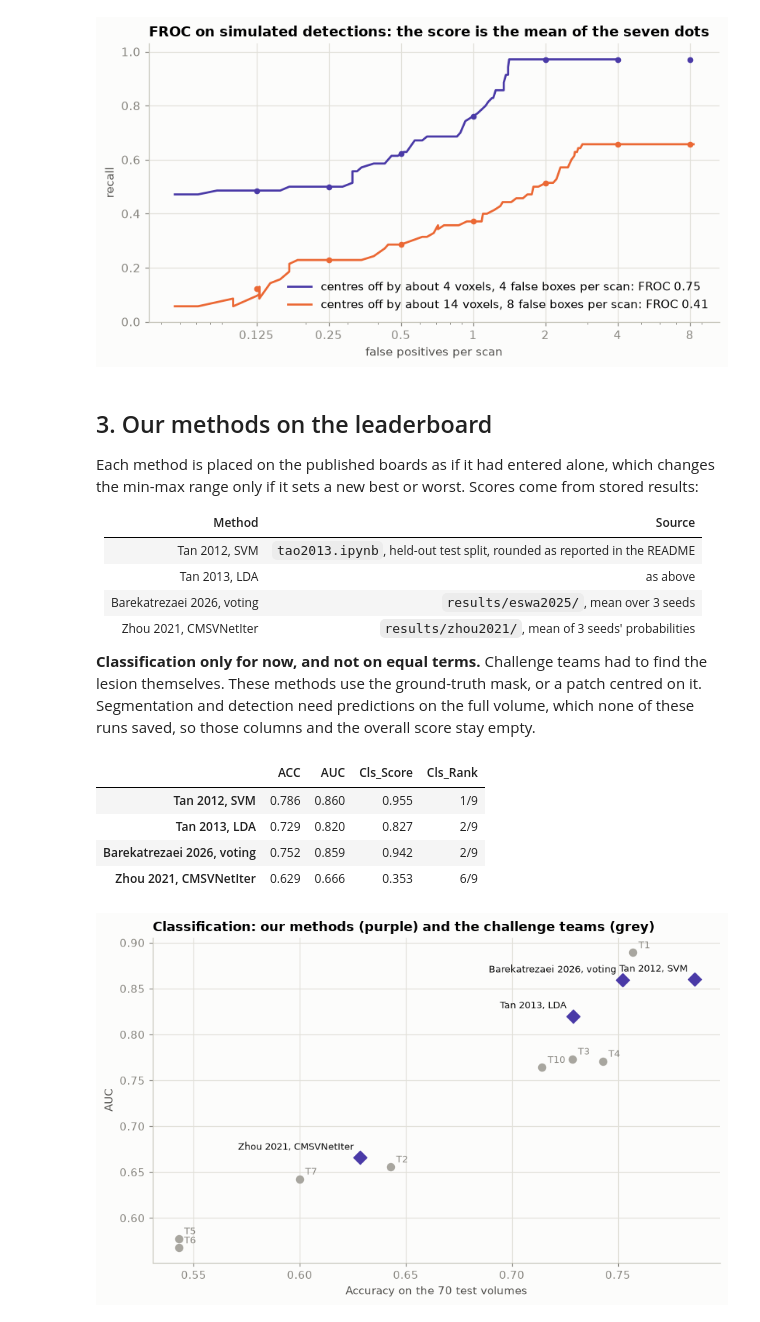
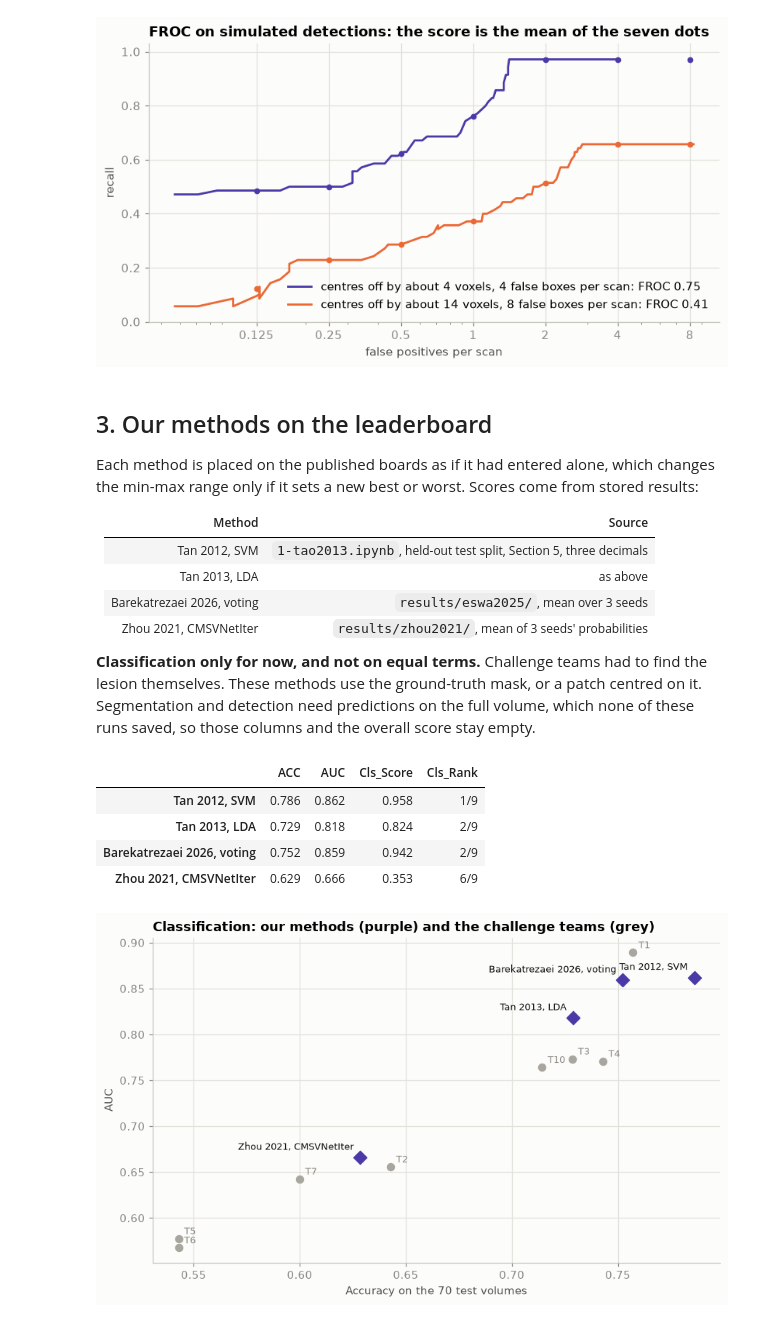
Before and after one commit to mralinp/abus-classification, a Jupyter notebook: notebooks/challenge-benchmark.ipynb, the cells around one changed output. Cells and saved outputs as stored; diff of their text form; code cells hidden in the pictures.

```diff
--- a/notebooks/challenge-benchmark.ipynb
+++ b/notebooks/challenge-benchmark.ipynb
@@ -137,7 +137,7 @@ sets a new best or worst. Scores come from stored results:
 
 | Method | Source |
 |---|---|
-| Tan 2012, SVM | `tao2013.ipynb`, held-out test split, rounded as reported in the README |
+| Tan 2012, SVM | `1-tao2013.ipynb`, held-out test split, Section 5, three decimals |
 | Tan 2013, LDA | as above |
 | Barekatrezaei 2026, voting | `results/eswa2025/`, mean over 3 seeds |
 | Zhou 2021, CMSVNetIter | `results/zhou2021/`, mean of 3 seeds' probabilities |
@@ -148,19 +148,19 @@ volume, which none of these runs saved, so those columns and the overall score s
 # %%
 y = (test.metadata["label"] == "M").to_numpy().astype(int)
 zhou = np.mean([np.load(RESULTS / "zhou2021" / f"zhou2021_probs_seed{s}.npy") for s in (0, 1, 2)], 0)
 eswa = [pd.read_csv(RESULTS / "eswa2025" / f, index_col=0).loc["Voting"] for f in ("table3_seed0.csv", "results_seed1.csv", "results_seed2.csv")]
 METHODS = {
-    "Tan 2012, SVM": {"ACC": 0.786, "AUC": 0.86},
-    "Tan 2013, LDA": {"ACC": 0.729, "AUC": 0.82},
+    "Tan 2012, SVM": {"ACC": 0.786, "AUC": 0.862},
+    "Tan 2013, LDA": {"ACC": 0.729, "AUC": 0.818},
     "Barekatrezaei 2026, voting": {"ACC": np.mean([e.Acc for e in eswa]), "AUC": np.mean([e.AUC for e in eswa])},
     "Zhou 2021, CMSVNetIter": c.classification(y, zhou),
 }
 board = c.benchmark(METHODS)
 board[["ACC", "AUC", "Cls_Score", "Cls_Rank"]].round(3)
 # %% [output]
 |  | ACC | AUC | Cls_Score | Cls_Rank |
-| Tan 2012, SVM | 0.786 | 0.860 | 0.955 | 1/9 |
-| Tan 2013, LDA | 0.729 | 0.820 | 0.827 | 2/9 |
+| Tan 2012, SVM | 0.786 | 0.862 | 0.958 | 1/9 |
+| Tan 2013, LDA | 0.729 | 0.818 | 0.824 | 2/9 |
 | Barekatrezaei 2026, voting | 0.752 | 0.859 | 0.942 | 2/9 |
 | Zhou 2021, CMSVNetIter | 0.629 | 0.666 | 0.353 | 6/9 |
 # %%
```
Also changed, not shown: 3 other files.
